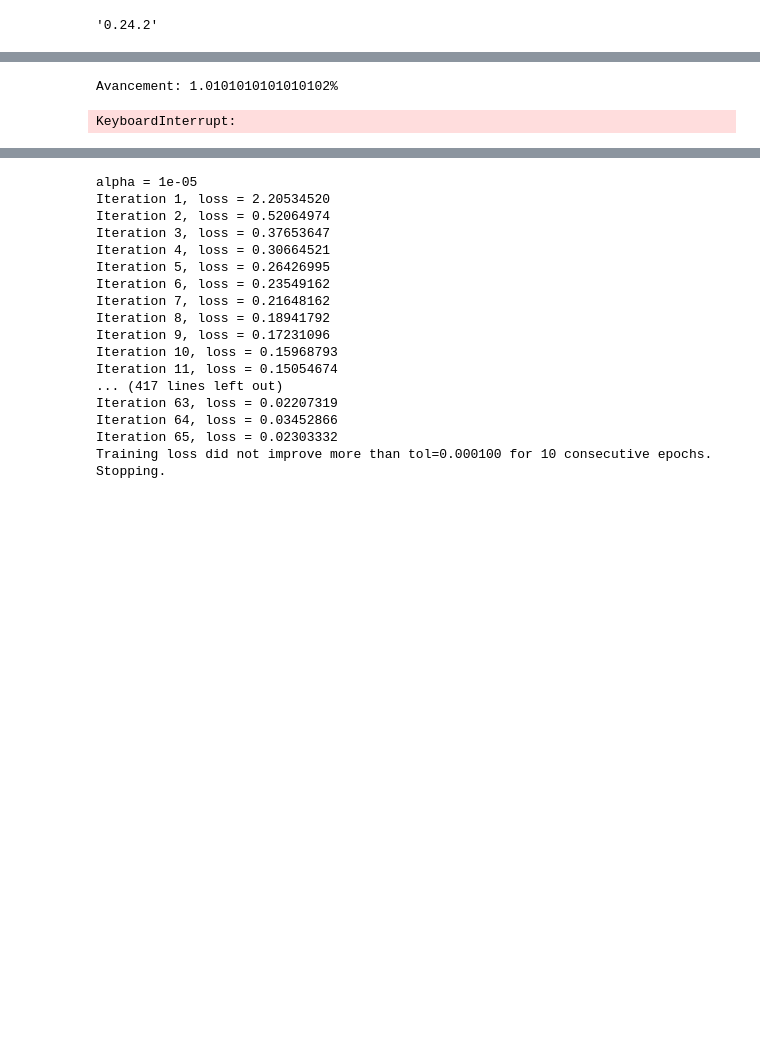
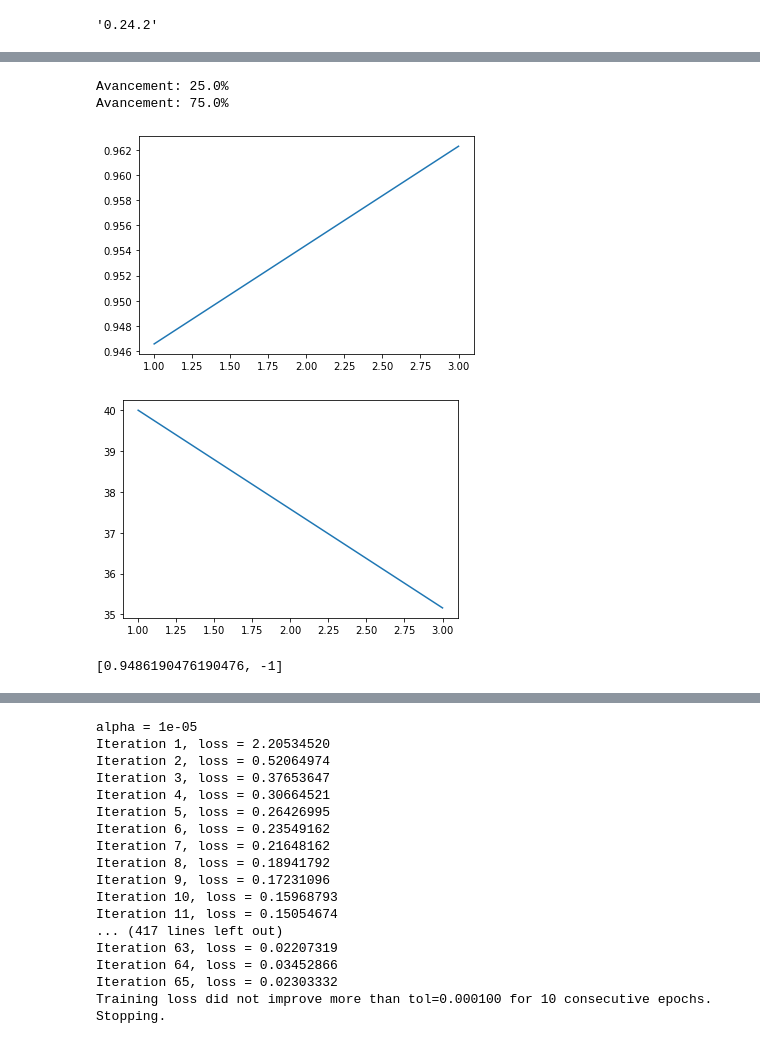
Before and after one commit to MarinoBenassai/TP-Supervise, a Jupyter notebook: MLP.ipynb, the cells around one changed output, grey strips where cells are left out. Cells and saved outputs as stored; diff of their text form; code cells hidden in the pictures; blank space fills up the shorter version.

```diff
--- a/MLP.ipynb
+++ b/MLP.ipynb
@@ -35,20 +38,31 @@ precision_score(ytest, clf.predict(xtest), average='micro')
 # %%
 xtrain,  xtest,  ytrain,  ytest = model_selection.train_test_split(mnist.data.values, mnist.target, train_size = 0.7)
-debut = 2
-fin = 101
-pas = 20
+debut = 1
+fin = 5
+pas = 2
 
 precisions = [-1 for i in range(fin - debut)]
+temps = [-1 for i in range(fin - debut)]
 for i in range(debut,fin,pas):
-    clf = MLPClassifier(hidden_layer_sizes = tuple([50]*(i+1))).fit(xtrain,ytrain)
+    temps_debut = time.time()
+    clf = MLPClassifier(hidden_layer_sizes = tuple([50]*i)).fit(xtrain,ytrain)
     print(f"Avancement: {(i-debut+1)/(fin-debut)*100}%")
     precisions[i-debut] = precision_score(ytest, clf.predict(xtest), average='micro')
+    temps[i-debut] = time.time() - temps_debut
 
 val = [e for e in precisions if e!= -1]
-plt.plot(list(range(len(val))),val)
+tps = [e for e in temps if e!= -1]
+plt.plot([debut + i*pas for i in range(len(val))],val)
 plt.show()
-
+plt.plot([debut + i*pas for i in range(len(tps))],tps)
+plt.show()
 #Au delà d'un certain point, augmenter le nombre de couches réduit la précision du réseau de neuronnes grandement
 # %% [output]
-Avancement: 1.0101010101010102%
+Avancement: 25.0%
+Avancement: 75.0%
-KeyboardInterrupt:
+[figure, added]
+[figure, added]
+# %%
+precisions
+# %% [output]
+[0.9486190476190476, -1]
```
Also changed, not shown: parts of 31 cells of this notebook.
